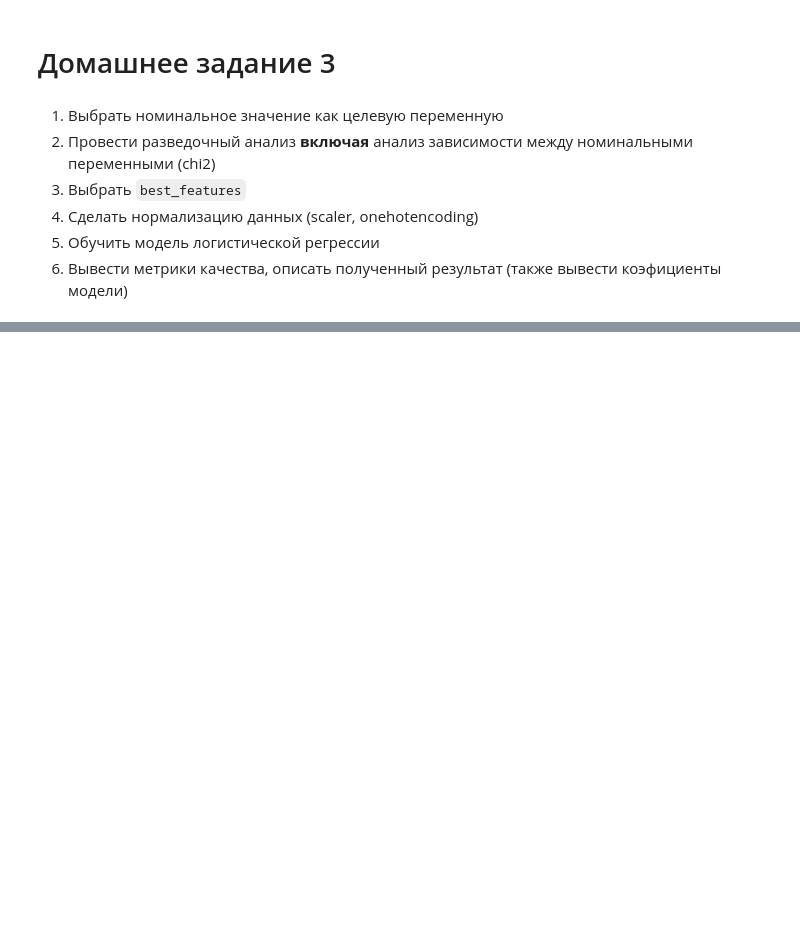
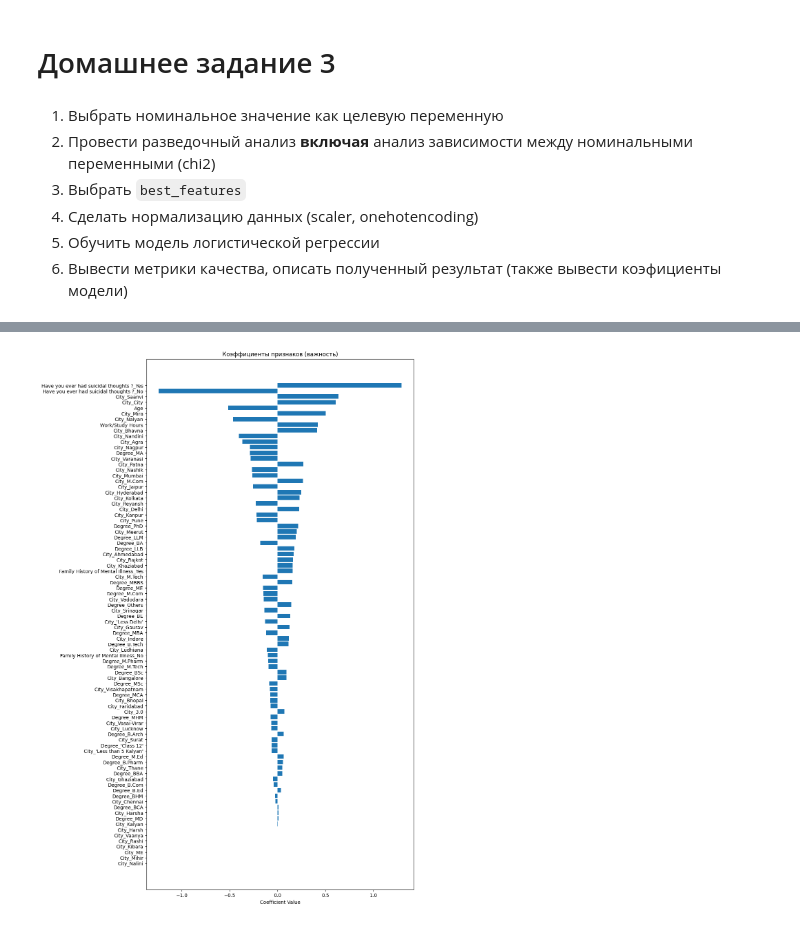
Before and after one commit to Dmtrvna/MML, a Jupyter notebook: Практика-3.ipynb, the cells around one changed output, grey strips where cells are left out. Saved outputs shown, nothing was run; the diff lists cells and outputs as text; code cells hidden in the pictures; blank space fills up the shorter version.

```diff
--- a/Практика-3.ipynb
+++ b/Практика-3.ipynb
@@ -24 +323,13 @@ best_features = []
+# %%
+# Kодирование категорий (onehotencoding)
+numeric = ['Age', 'Work/Study Hours']
+nominal_cols = ['City', 'Degree', 'Family History of Mental Illness', 'Have you ever had suicidal thoughts ?']
+best_features = nominal_cols + numeric
+
+X_selected = df_orig[best_features].copy()
+
+X_ohe = pd.get_dummies(X, columns=nominal_cols)
+
+X = df[best_features]  # или свой список нужных признаков
+X_encoded = pd.get_dummies(X, columns=nominal_cols)
 # %% [markdown]
@@ -31,6 +339,9 @@ X = df[best_features]
+# %%
+y = df['Depression']
 # %%
 from sklearn.model_selection import train_test_split
 
+# Разделяем данные
 X_train, X_test, y_train, y_test = train_test_split(
-    X, y, test_size=0.3, random_state=42, stratify=y
+    X_encoded, y, test_size=0.3, random_state=42, stratify=y
 ) # stratify - разделение данных с учетом распределнеия категориальной переменной
@@ -47,0 +348,4 @@ from sklearn.metrics import (
+# %%
+# Обучаем модель
+model = LogisticRegression(max_iter=10000)
+model.fit(X_train, y_train)
@@ -47,0 +434,14 @@ from sklearn.metrics import (
+# %%
+# График коэффициентов
+coef_1d = model.coef_.ravel()  # или model.coef_[0]
+coef_df = pd.DataFrame({'Feature': X_train.columns, 'Coefficient': coef_1d})
+coef_df = coef_df.reindex(coef_df['Coefficient'].abs().sort_values(ascending=False).index)
+
+plt.figure(figsize=(10, 20))
+plt.barh(coef_df['Feature'], coef_df['Coefficient'])
+plt.xlabel('Coefficient Value')
+plt.title('Коэффициенты признаков (важность)')
+plt.gca().invert_yaxis()
+plt.show()
+# %% [output]
+[figure, added]
```
Also changed, not shown: parts of 38 cells of this notebook.
